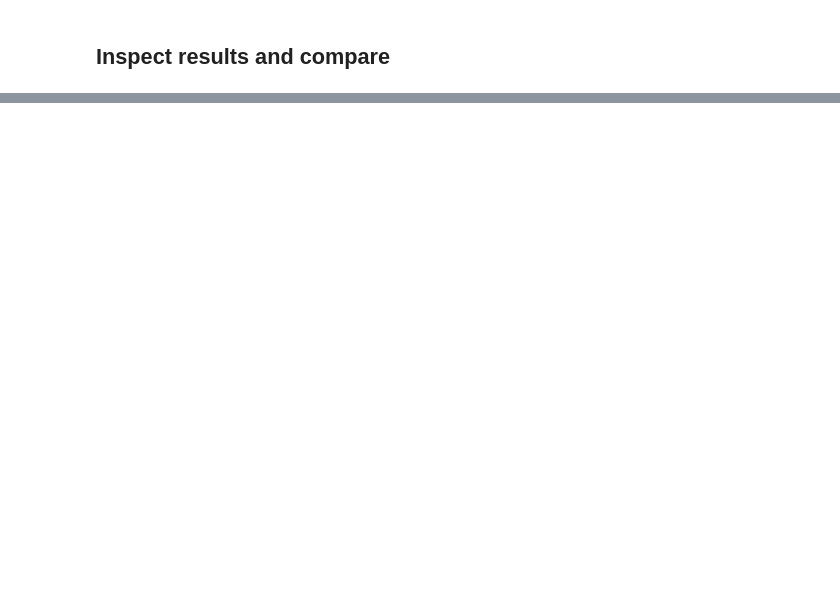
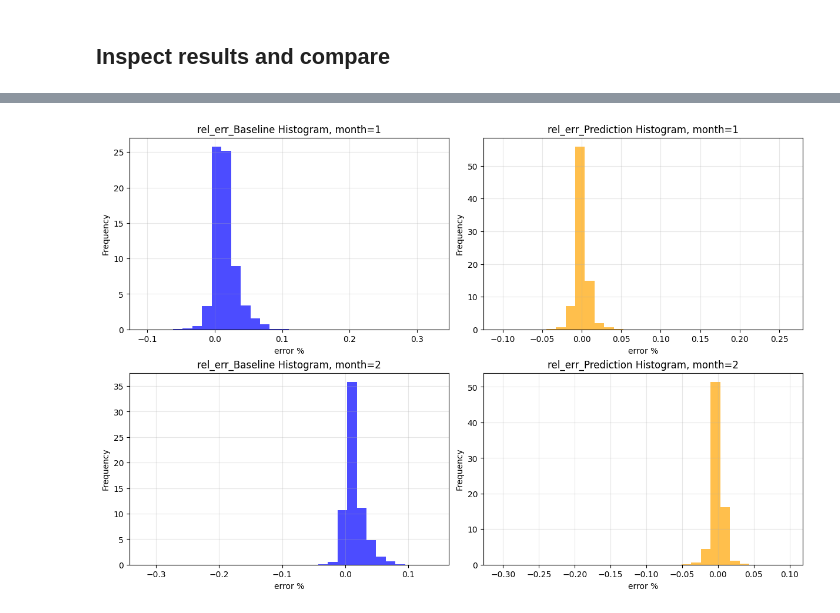
Before and after one commit to ESMValGroup/ClimaNet, a Jupyter notebook: notebooks/example.ipynb, the cells around one changed output, grey strips where cells are left out. Saved outputs shown, nothing was run; the diff lists cells and outputs as text; code cells hidden in the pictures; blank space fills up the shorter version.

```diff
--- a/notebooks/example.ipynb
+++ b/notebooks/example.ipynb
@@ -222,0 +180,4 @@ raw_res.where(ocean).isel(time=1).plot.hist(bins=100, density=True)
+# %%
+plot_histograms(masked_err_baseline, masked_err_predictions, label="error %", title=("rel_err_Baseline", "rel_err_Prediction"))
+# %% [output]
+[figure, added]
```
Also changed, not shown: parts of 18 cells of this notebook.
